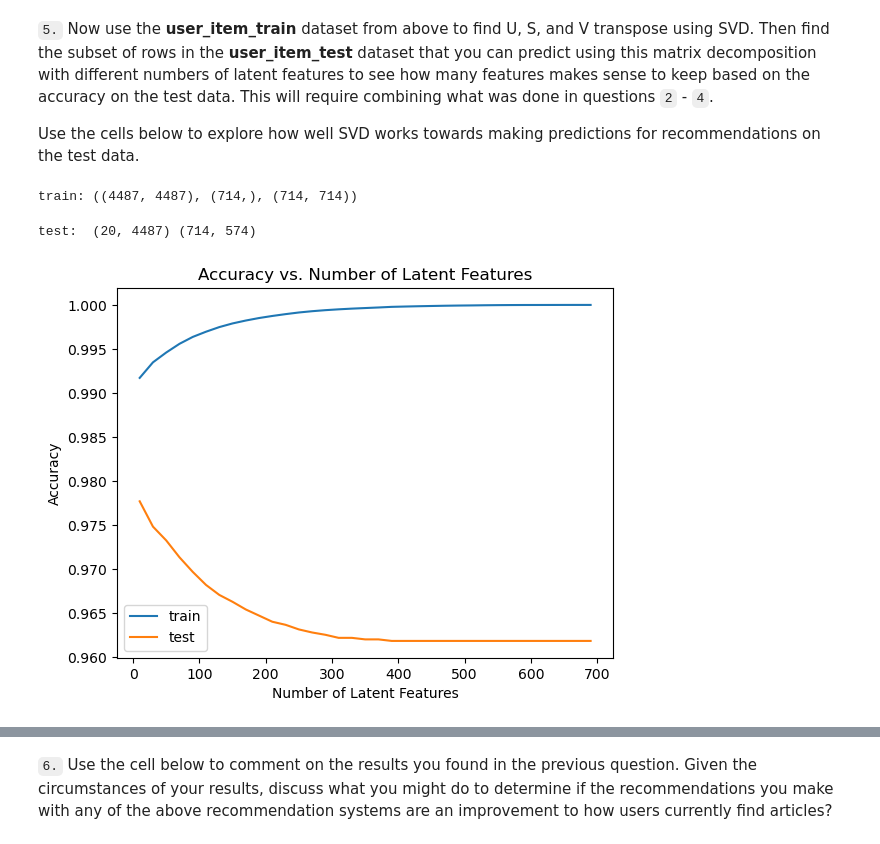
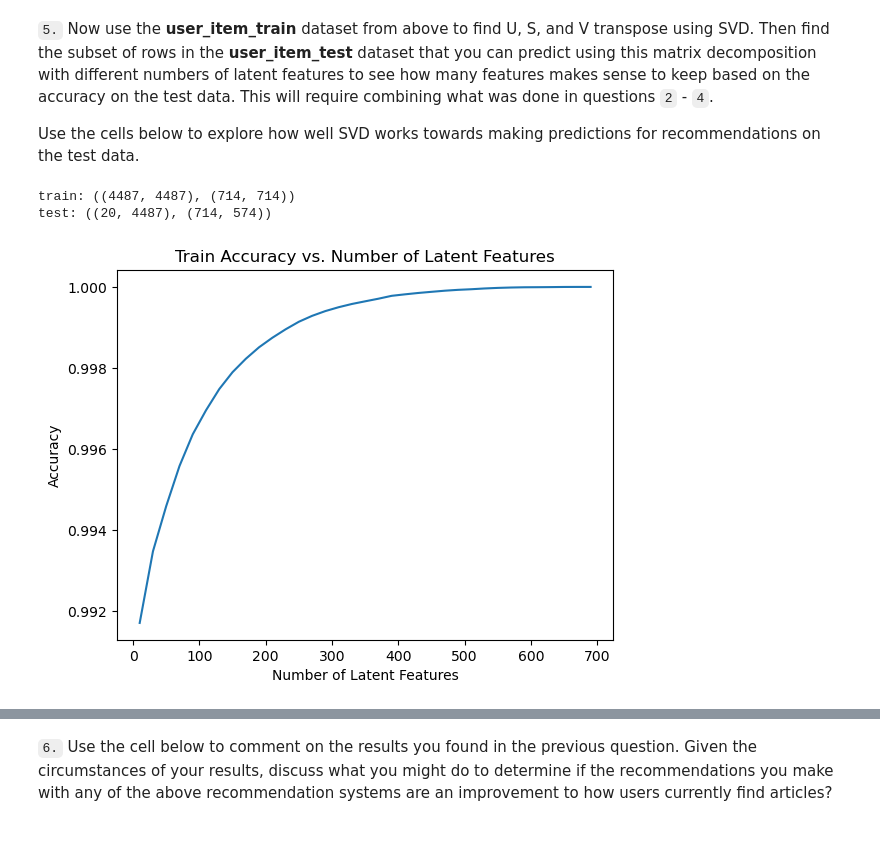
Before and after one commit to mafda/recommendations_with_ibm, a Jupyter notebook: src/recommendations_with_ibm.ipynb, the cells around one changed output, grey strips where cells are left out. Drawn from its saved outputs; the diff is of its cells as text; code cells hidden in the pictures.

```diff
--- a/src/recommendations_with_ibm.ipynb
+++ b/src/recommendations_with_ibm.ipynb
@@ -900,7 +930,9 @@ Use the cells below to explore how well SVD works towards making predictions for
 # %%
 # fit SVD on the user_item_train matrix
 # fit svd similar to above then use the cells below
+# SVD decomposition into U, S, VT matrices u_train, s_train, vt_train
 u_train, s_train, vt_train = np.linalg.svd(user_item_train)
-print(f'train: { u_train.shape, s_train.shape, vt_train.shape}')
+
+# Filter common indexes and columns between train and test
+u_test = u_train[user_item_train.index.isin(test_idx), :]
+vt_test = vt_train[:, user_item_train.columns.isin(test_arts)]
-# %% [output]
-train: ((4487, 4487), (714,), (714, 714))
@@ -912,6 +939,6 @@ train_common_col = user_item_train.columns.isin(test_arts)
 # %%
-u_test = u_train[train_common_idx, :]
-vt_test = vt_train[:, train_common_col]
-print('test: ', u_test.shape, vt_test.shape)
+print(f'train: {u_train.shape, vt_train.shape}')
+print(f'test: {u_test.shape, vt_test.shape}')
 # %% [output]
-test:  (20, 4487) (714, 574)
+train: ((4487, 4487), (714, 714))
+test: ((20, 4487), (714, 574))
@@ -961,26 +1032,13 @@ for k in latent_feature_range:
 # %%
-plt.plot(
-    latent_feature_range,
-    1
-    - (
-        np.array(train_errors)
-        / (user_item_train.shape[0] * user_item_train.shape[1])
-    ),
-    label="train",
+# Plot accuracy for train
+train_accuracy = calculate_accuracy(
+    train_errors, user_item_train.shape[0] * user_item_train.shape[1]
 )
-plt.plot(
-    latent_feature_range,
-    1
-    - (
-        np.array(test_errors)
-        / (user_item_test_subset.shape[0] * user_item_test_subset.shape[1])
-    ),
-    label="test",
-)
-plt.legend(loc="best")
+
+plt.plot(latent_range, train_accuracy)
 plt.xlabel("Number of Latent Features")
 plt.ylabel("Accuracy")
-plt.title("Accuracy vs. Number of Latent Features")
+plt.title("Train Accuracy vs. Number of Latent Features")
 plt.show()
 # %% [output]
-[figure, old version]
+[figure, new version]
```
Also changed, not shown: parts of 17 cells of this notebook, 1 other file.
